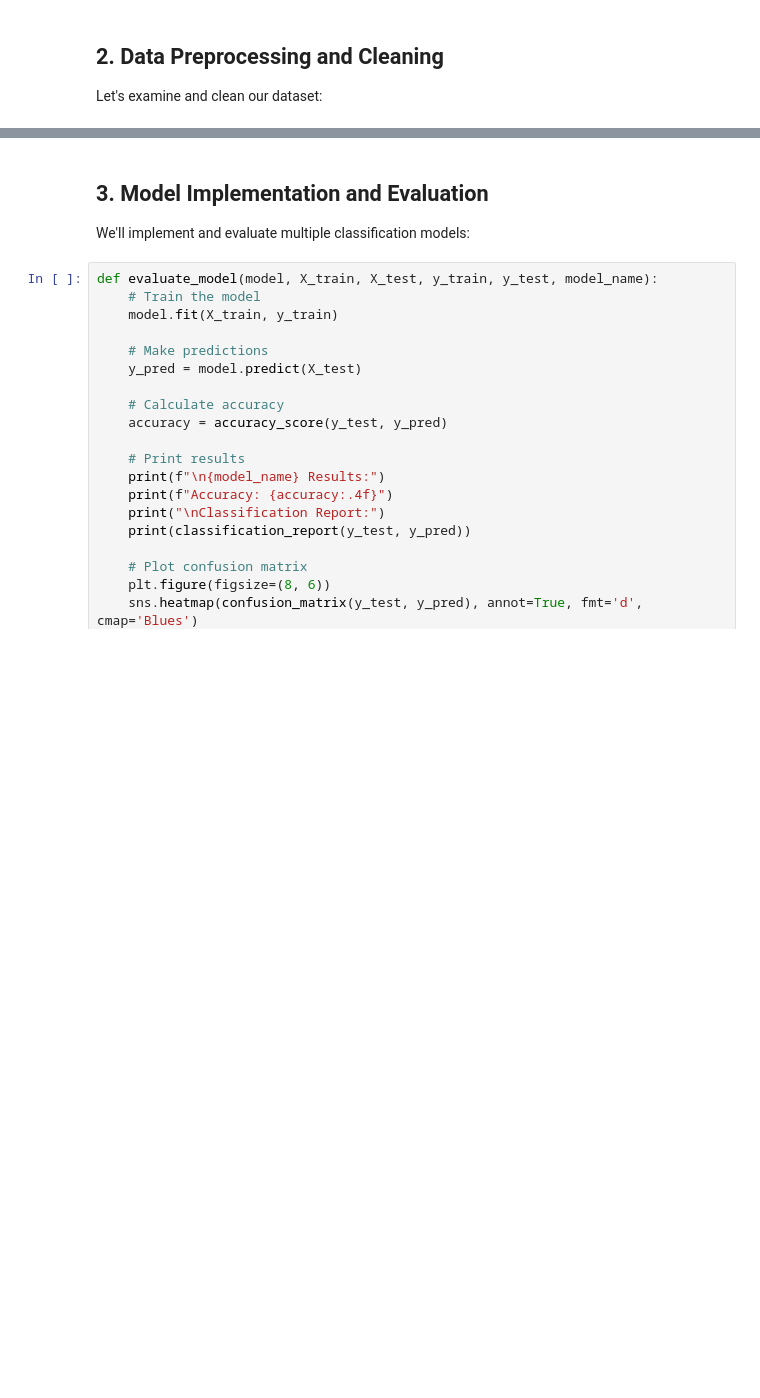
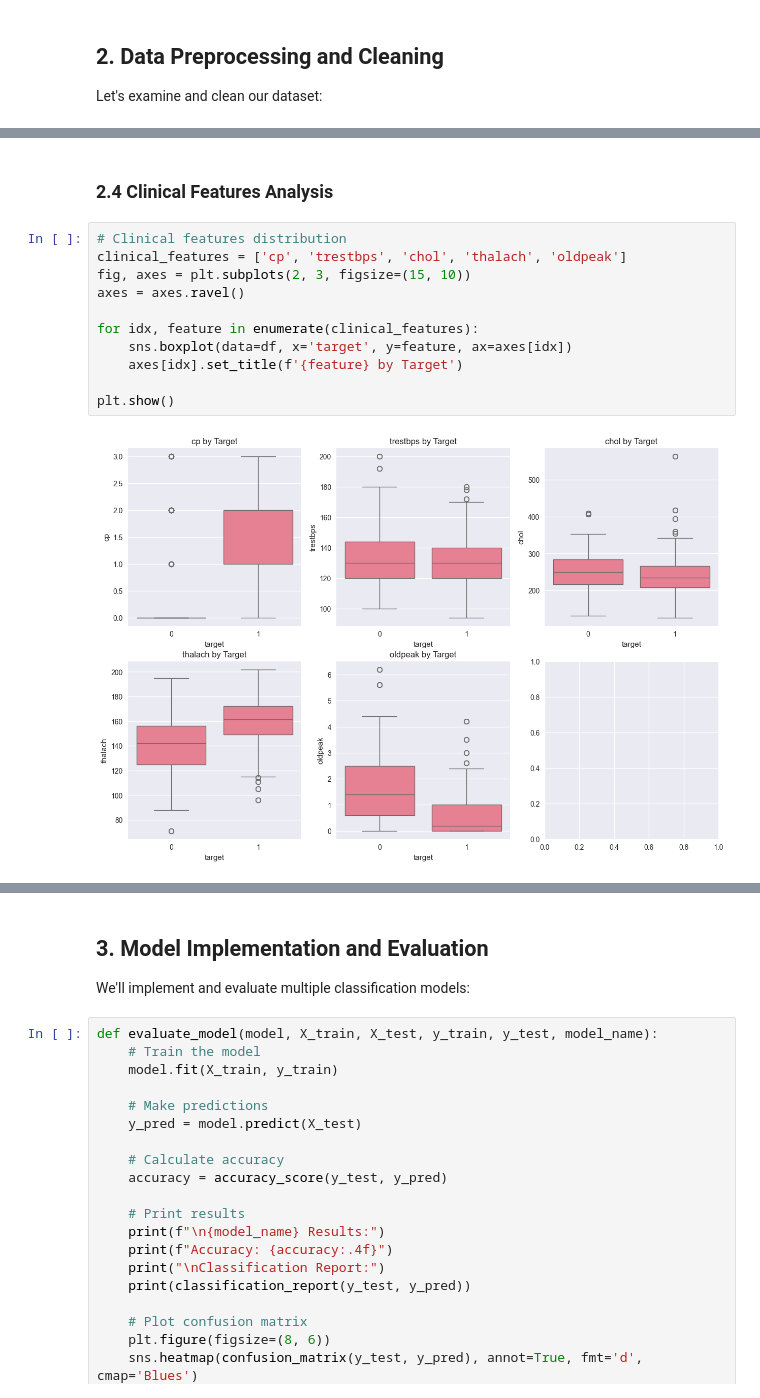
Before and after one commit to carul17/GBC_AMML_Project_Personal, a Jupyter notebook: heart_disease_analysis.ipynb, the cells around one changed output, grey strips where cells are left out. Cells and saved outputs as stored; diff of their text form; blank space fills up the shorter version.

```diff
--- a/heart_disease_analysis.ipynb
+++ b/heart_disease_analysis.ipynb
@@ -102,0 +193,15 @@ plt.tight_layout()
+# %% [markdown]
+### 2.4 Clinical Features Analysis
+# %%
+# Clinical features distribution
+clinical_features = ['cp', 'trestbps', 'chol', 'thalach', 'oldpeak']
+fig, axes = plt.subplots(2, 3, figsize=(15, 10))
+axes = axes.ravel()
+
+for idx, feature in enumerate(clinical_features):
+    sns.boxplot(data=df, x='target', y=feature, ax=axes[idx])
+    axes[idx].set_title(f'{feature} by Target')
+
+plt.show()
+# %% [output]
+[figure, added]
```
Also changed, not shown: parts of 33 cells of this notebook.
